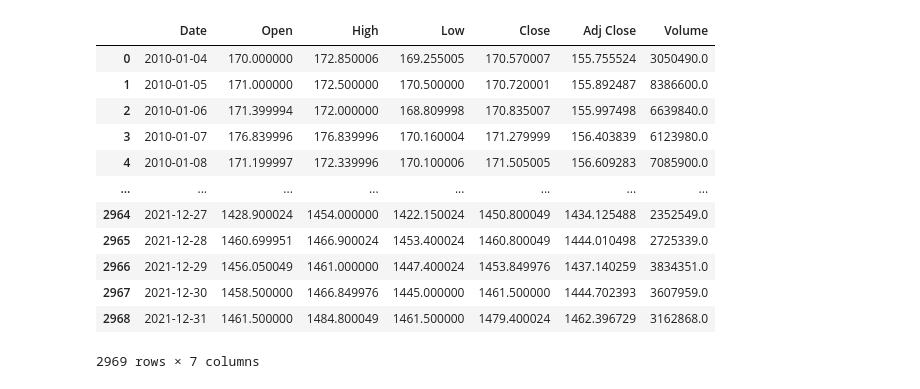
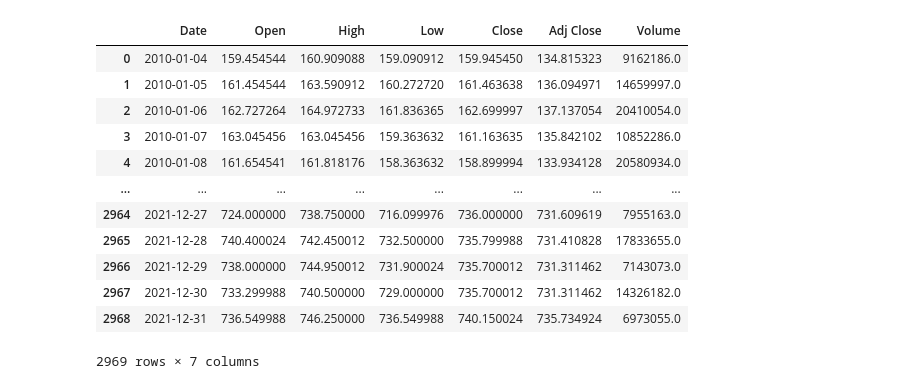
Before and after one commit to jeffreywhat/6103-NYSE-NSE-Set-Project, a Jupyter notebook: P1EDA.ipynb, the cells around one changed output. Drawn from its saved outputs; the diff is of its cells as text; code cells hidden in the pictures.

```diff
--- a/P1EDA.ipynb
+++ b/P1EDA.ipynb
@@ -17,10 +18,10 @@ import glob
 # %%
 #6103 Group Project
 #Example on the HDFCBANK datasets from NYSE and NSE
-files = glob.glob("DM stock dataset\HDFCBANK NYSE\*.csv")
-dfHBDNY = []
+files = glob.glob("DM stock dataset\ICICIBANK NYSE\*.csv")
+dfICNY = []
 for f in files:
     csv = pd.read_csv(f)
-    dfHBDNY.append(csv)
-dfHBDNY = pd.concat(dfHBDNY)
+    dfICNY.append(csv)
+dfICNY = pd.concat(dfICNY)
 # %%
@@ -44,24 +45,24 @@ dfHBDNY
 # %%
-files = glob.glob("DM stock dataset\HDFCBANK NSE\*.csv")
-dfHBDN = []
+files = glob.glob("DM stock dataset\ICICIBANK NSE\*.csv")
+dfICN = []
 for f in files:
     csv = pd.read_csv(f)
-    dfHBDN.append(csv)
-dfHBDN = pd.concat(dfHBDN)
-dfHBDN = dfHBDN.reset_index(drop=True)
-dfHBDN
+    dfICN.append(csv)
+dfICN = pd.concat(dfICN)
+dfICN = dfICN.reset_index(drop=True)
+dfICN
 # %% [output]
 |  | Date | Open | High | Low | Close | Adj Close | Volume |
-| 0 | 2010-01-04 | 170.000000 | 172.850006 | 169.255005 | 170.570007 | 155.755524 | 3050490.0 |
-| 1 | 2010-01-05 | 171.000000 | 172.500000 | 170.500000 | 170.720001 | 155.892487 | 8386600.0 |
-| 2 | 2010-01-06 | 171.399994 | 172.000000 | 168.809998 | 170.835007 | 155.997498 | 6639840.0 |
-| 3 | 2010-01-07 | 176.839996 | 176.839996 | 170.160004 | 171.279999 | 156.403839 | 6123980.0 |
-| 4 | 2010-01-08 | 171.199997 | 172.339996 | 170.100006 | 171.505005 | 156.609283 | 7085900.0 |
+| 0 | 2010-01-04 | 159.454544 | 160.909088 | 159.090912 | 159.945450 | 134.815323 | 9162186.0 |
+| 1 | 2010-01-05 | 161.454544 | 163.590912 | 160.272720 | 161.463638 | 136.094971 | 14659997.0 |
+| 2 | 2010-01-06 | 162.727264 | 164.972733 | 161.836365 | 162.699997 | 137.137054 | 20410054.0 |
+| 3 | 2010-01-07 | 163.045456 | 163.045456 | 159.363632 | 161.163635 | 135.842102 | 10852286.0 |
+| 4 | 2010-01-08 | 161.654541 | 161.818176 | 158.363632 | 158.899994 | 133.934128 | 20580934.0 |
 | ... | ... | ... | ... | ... | ... | ... | ... |
-| 2964 | 2021-12-27 | 1428.900024 | 1454.000000 | 1422.150024 | 1450.800049 | 1434.125488 | 2352549.0 |
-| 2965 | 2021-12-28 | 1460.699951 | 1466.900024 | 1453.400024 | 1460.800049 | 1444.010498 | 2725339.0 |
-| 2966 | 2021-12-29 | 1456.050049 | 1461.000000 | 1447.400024 | 1453.849976 | 1437.140259 | 3834351.0 |
-| 2967 | 2021-12-30 | 1458.500000 | 1466.849976 | 1445.000000 | 1461.500000 | 1444.702393 | 3607959.0 |
-| 2968 | 2021-12-31 | 1461.500000 | 1484.800049 | 1461.500000 | 1479.400024 | 1462.396729 | 3162868.0 |
+| 2964 | 2021-12-27 | 724.000000 | 738.750000 | 716.099976 | 736.000000 | 731.609619 | 7955163.0 |
+| 2965 | 2021-12-28 | 740.400024 | 742.450012 | 732.500000 | 735.799988 | 731.410828 | 17833655.0 |
+| 2966 | 2021-12-29 | 738.000000 | 744.950012 | 731.900024 | 735.700012 | 731.311462 | 7143073.0 |
+| 2967 | 2021-12-30 | 733.299988 | 740.500000 | 729.000000 | 735.700012 | 731.311462 | 14326182.0 |
+| 2968 | 2021-12-31 | 736.549988 | 746.250000 | 736.549988 | 740.150024 | 735.734924 | 6973055.0 |
 2969 rows × 7 columns
 # %%
```
Also changed, not shown: parts of 18 cells of this notebook, 48 other files.
